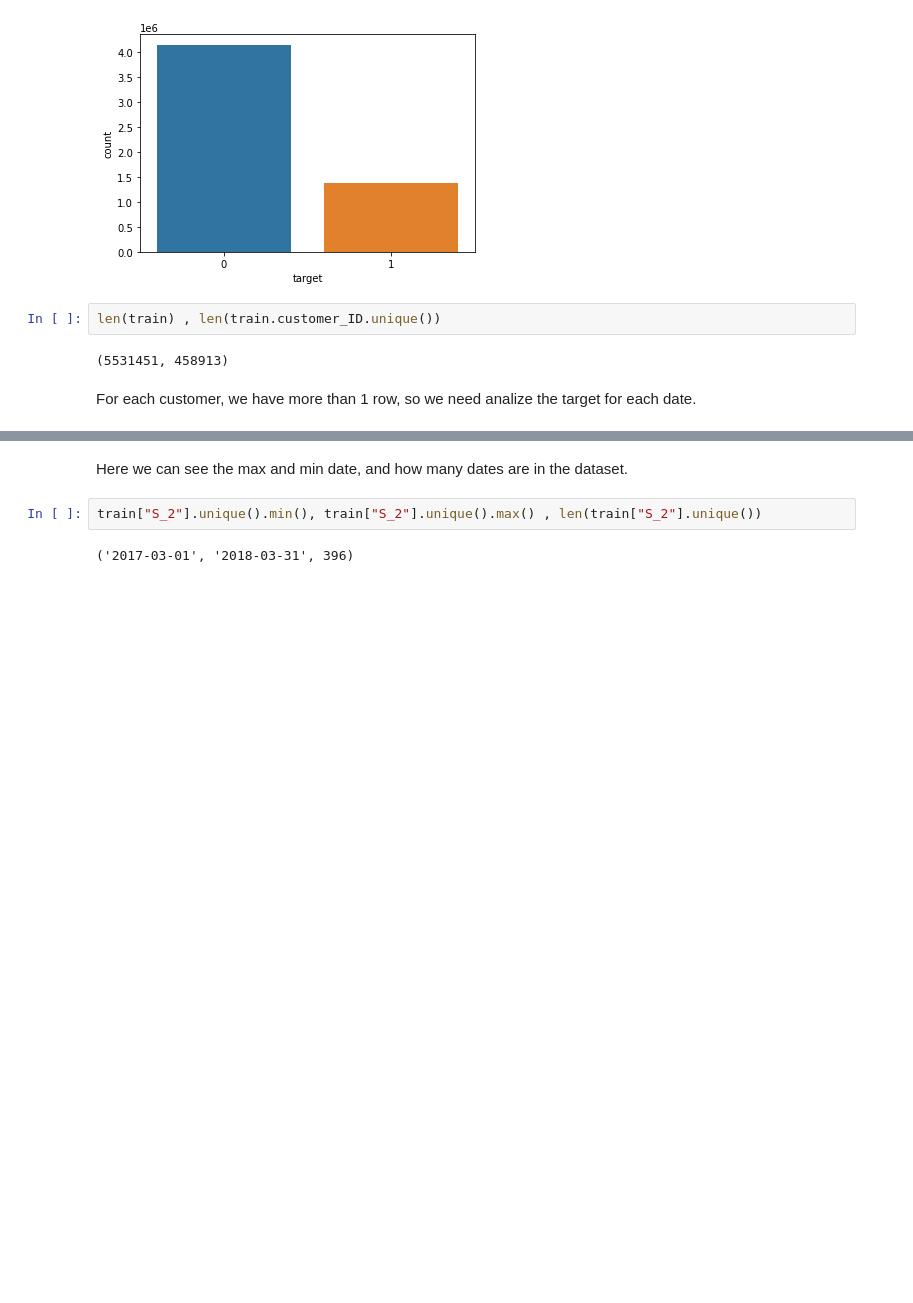
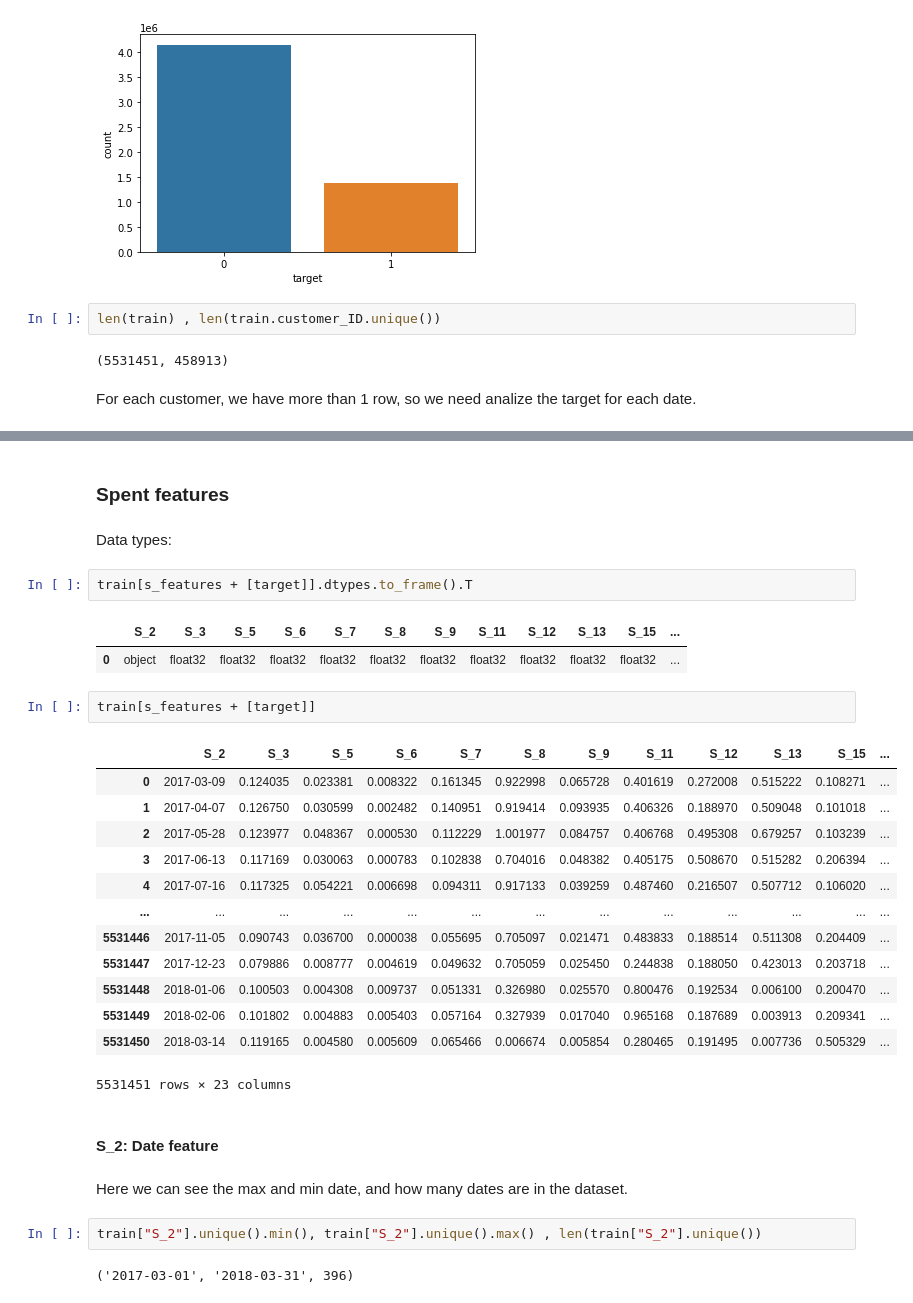
Before and after one commit to bereamanuel/AMEX-default-prediction, a Jupyter notebook: amex-eda.ipynb, the cells around one changed output, grey strips where cells are left out. Cells and saved outputs as stored; diff of their text form; blank space fills up the shorter version.

```diff
--- a/amex-eda.ipynb
+++ b/amex-eda.ipynb
@@ -118,6 +136,33 @@ train[train.customer_ID ==  train.iloc[0].customer_ID ].iloc[:,:10]
 | 10 | 0000099d6bd597052cdcda90ffabf5657... | 2018-01-11 | 0.909811 | 0.005715 | 0.002829 | 1.004798 | 0.008175 | 0.098882 | 0.001853 | 0.003238 |
 | 11 | 0000099d6bd597052cdcda90ffabf5657... | 2018-02-21 | 0.937349 | 0.002425 | 0.019837 | 1.008307 | 0.000607 | 0.102985 | 0.006174 | 0.007454 |
 | 12 | 0000099d6bd597052cdcda90ffabf5657... | 2018-03-13 | 0.934745 | 0.009119 | 0.009382 | 1.007647 | 0.006104 | 0.135021 | 0.001604 | 0.007174 |
+# %% [markdown]
+### Spent features
+# %% [markdown]
+Data types:
+# %%
+train[s_features + [target]].dtypes.to_frame().T
+# %% [output]
+|  | S_2 | S_3 | S_5 | S_6 | S_7 | S_8 | S_9 | S_11 | S_12 | S_13 | S_15 | ... |
+| 0 | object | float32 | float32 | float32 | float32 | float32 | float32 | float32 | float32 | float32 | float32 | ... |
+# %%
+train[s_features + [target]]
+# %% [output]
+|  | S_2 | S_3 | S_5 | S_6 | S_7 | S_8 | S_9 | S_11 | S_12 | S_13 | S_15 | ... |
+| 0 | 2017-03-09 | 0.124035 | 0.023381 | 0.008322 | 0.161345 | 0.922998 | 0.065728 | 0.401619 | 0.272008 | 0.515222 | 0.108271 | ... |
+| 1 | 2017-04-07 | 0.126750 | 0.030599 | 0.002482 | 0.140951 | 0.919414 | 0.093935 | 0.406326 | 0.188970 | 0.509048 | 0.101018 | ... |
+| 2 | 2017-05-28 | 0.123977 | 0.048367 | 0.000530 | 0.112229 | 1.001977 | 0.084757 | 0.406768 | 0.495308 | 0.679257 | 0.103239 | ... |
+| 3 | 2017-06-13 | 0.117169 | 0.030063 | 0.000783 | 0.102838 | 0.704016 | 0.048382 | 0.405175 | 0.508670 | 0.515282 | 0.206394 | ... |
+| 4 | 2017-07-16 | 0.117325 | 0.054221 | 0.006698 | 0.094311 | 0.917133 | 0.039259 | 0.487460 | 0.216507 | 0.507712 | 0.106020 | ... |
+| ... | ... | ... | ... | ... | ... | ... | ... | ... | ... | ... | ... | ... |
+| 5531446 | 2017-11-05 | 0.090743 | 0.036700 | 0.000038 | 0.055695 | 0.705097 | 0.021471 | 0.483833 | 0.188514 | 0.511308 | 0.204409 | ... |
+| 5531447 | 2017-12-23 | 0.079886 | 0.008777 | 0.004619 | 0.049632 | 0.705059 | 0.025450 | 0.244838 | 0.188050 | 0.423013 | 0.203718 | ... |
+| 5531448 | 2018-01-06 | 0.100503 | 0.004308 | 0.009737 | 0.051331 | 0.326980 | 0.025570 | 0.800476 | 0.192534 | 0.006100 | 0.200470 | ... |
+| 5531449 | 2018-02-06 | 0.101802 | 0.004883 | 0.005403 | 0.057164 | 0.327939 | 0.017040 | 0.965168 | 0.187689 | 0.003913 | 0.209341 | ... |
+| 5531450 | 2018-03-14 | 0.119165 | 0.004580 | 0.005609 | 0.065466 | 0.006674 | 0.005854 | 0.280465 | 0.191495 | 0.007736 | 0.505329 | ... |
+5531451 rows × 23 columns
+# %% [markdown]
+#### S_2: Date feature
 # %% [markdown]
 Here we can see the max and min date, and how many dates are in the dataset.
 # %%
```
Also changed, not shown: parts of 13 cells of this notebook.
